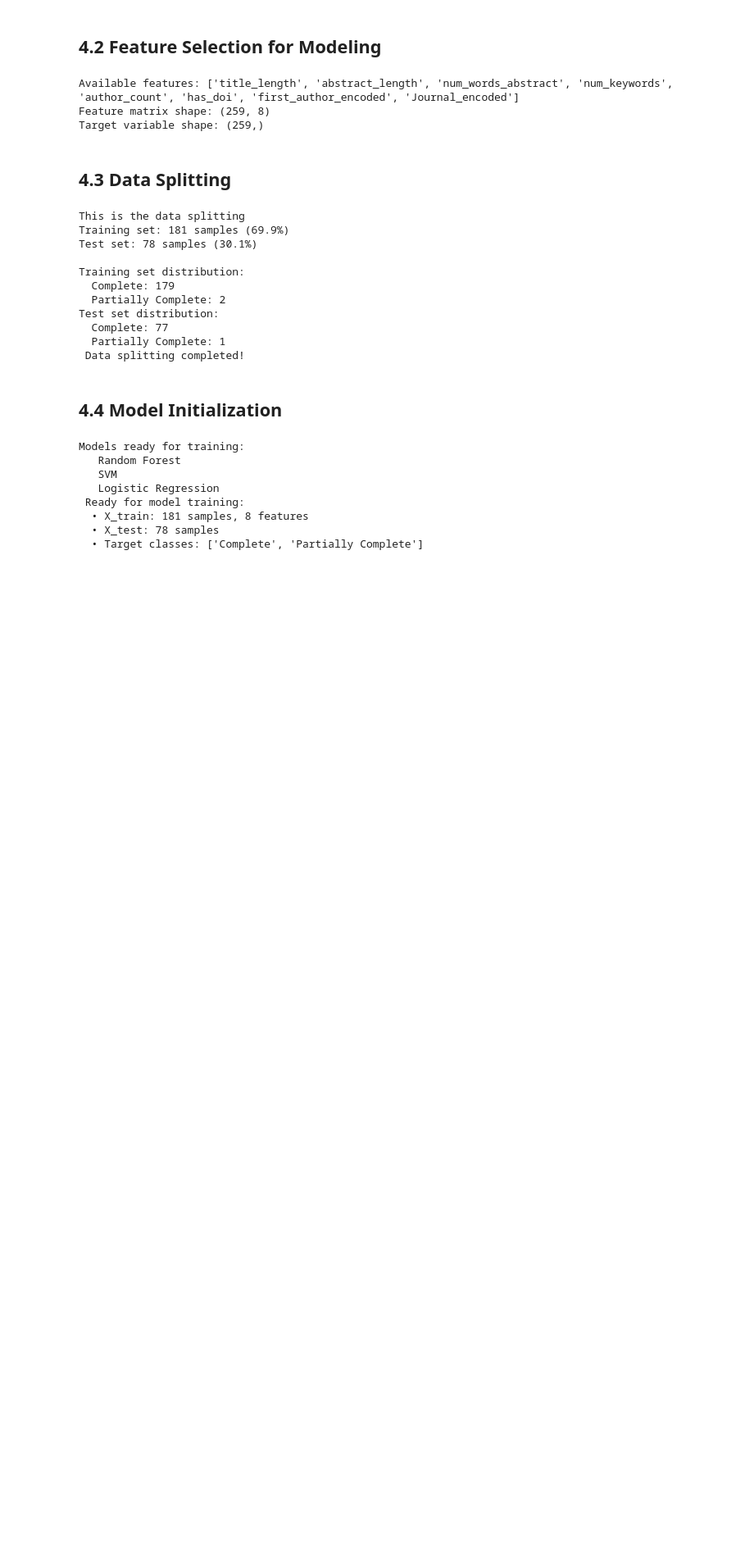
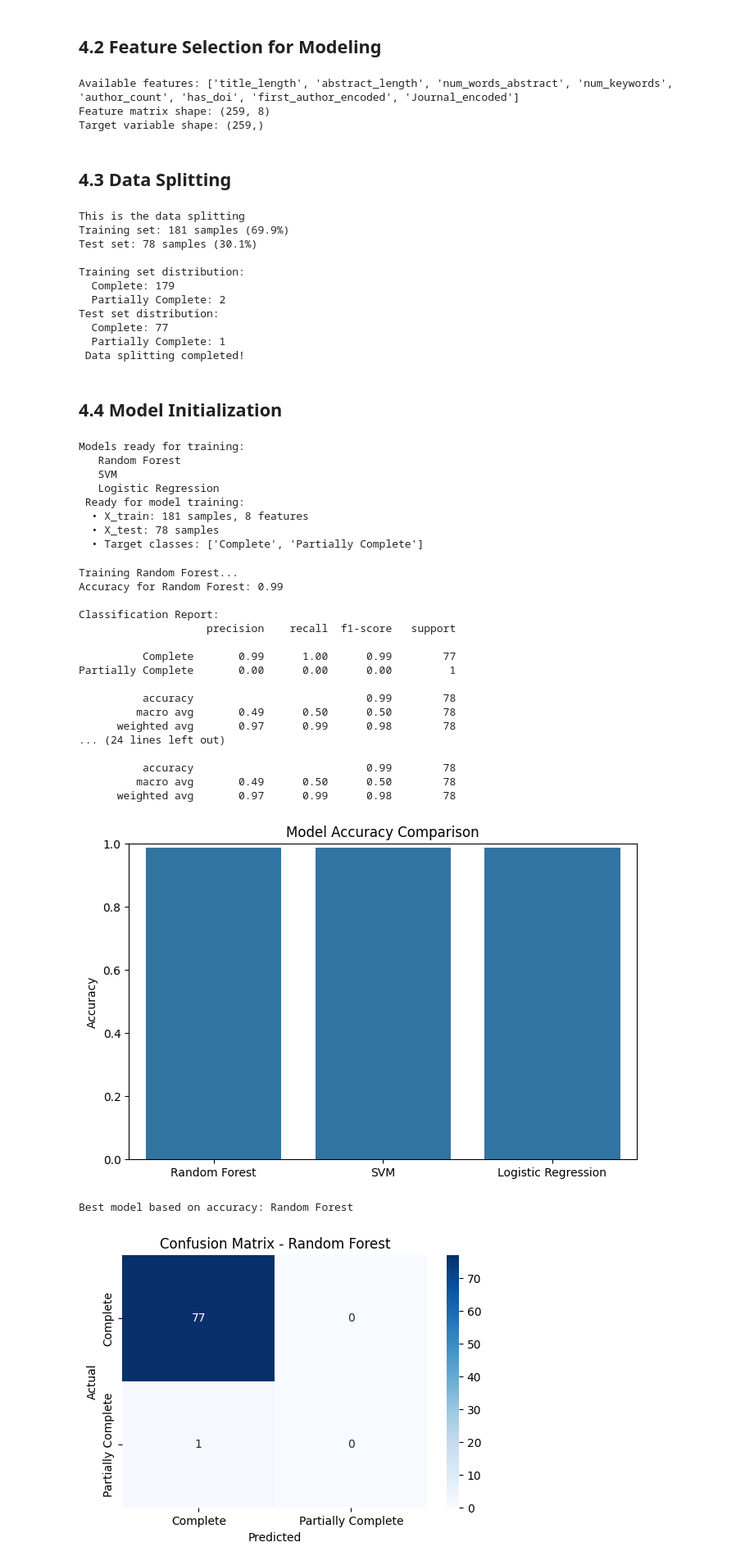
Before and after one commit to chisomobanja/metadata-classification, a Jupyter notebook: metadata_classification.ipynb, the cells around one changed output. Shown at 82% size. Drawn from its saved outputs; the diff is of its cells as text; code cells hidden in the pictures; blank space fills up the shorter version.

Commit message:
[MO] Added to modeling section and compared models

```diff
--- a/metadata_classification.ipynb
+++ b/metadata_classification.ipynb
@@ -1217,3 +1217,76 @@ Models ready for training:
   • X_train: 181 samples, 8 features
   • X_test: 78 samples
   • Target classes: ['Complete', 'Partially Complete']
+# %%
+from sklearn.metrics import accuracy_score, classification_report, confusion_matrix
+import matplotlib.pyplot as plt
+import seaborn as sns
+
+# Train and evaluate models
+results = {}
+
+for model_name, model in models.items():
+    print(f"\nTraining {model_name}...")
+    model.fit(X_train, y_train)   # Train the model
+
+    # Predictions
+    y_pred = model.predict(X_test)
+
+    # Accuracy
+    acc = accuracy_score(y_test, y_pred)
+    print(f"Accuracy for {model_name}: {acc:.2f}")
+
+    # Classification report
+    print("\nClassification Report:")
+    print(classification_report(y_test, y_pred))
+
+    # Save results
+    results[model_name] = {
+        "model": model,
+        "accuracy": acc,
+        "report": classification_report(y_test, y_pred, output_dict=True),
+        "conf_matrix": confusion_matrix(y_test, y_pred)
+    }
+
+# Compare model accuracies visually
+plt.figure(figsize=(8, 5))
+sns.barplot(x=list(results.keys()), y=[res["accuracy"] for res in results.values()])
+plt.title("Model Accuracy Comparison")
+plt.ylabel("Accuracy")
+plt.ylim(0, 1)
+plt.show()
+
+# Confusion Matrix for the best model
+best_model = max(results.items(), key=lambda x: x[1]["accuracy"])[0]
+print(f"\nBest model based on accuracy: {best_model}")
+
+cm = results[best_model]["conf_matrix"]
+plt.figure(figsize=(6, 4))
+sns.heatmap(cm, annot=True, fmt="d", cmap="Blues",
+            xticklabels=sorted(y.unique()),
+            yticklabels=sorted(y.unique()))
+plt.title(f"Confusion Matrix - {best_model}")
+plt.xlabel("Predicted")
+plt.ylabel("Actual")
+plt.show()
+# %% [output]
+Training Random Forest...
+Accuracy for Random Forest: 0.99
+
+Classification Report:
+                    precision    recall  f1-score   support
+
+          Complete       0.99      1.00      0.99        77
+Partially Complete       0.00      0.00      0.00         1
+
+          accuracy                           0.99        78
+         macro avg       0.49      0.50      0.50        78
+      weighted avg       0.97      0.99      0.98        78
+... (24 lines left out)
+
+          accuracy                           0.99        78
+         macro avg       0.49      0.50      0.50        78
+      weighted avg       0.97      0.99      0.98        78
+[figure, added]
+Best model based on accuracy: Random Forest
+[figure, added]
```
Also changed, not shown: parts of 5 cells of this notebook.
